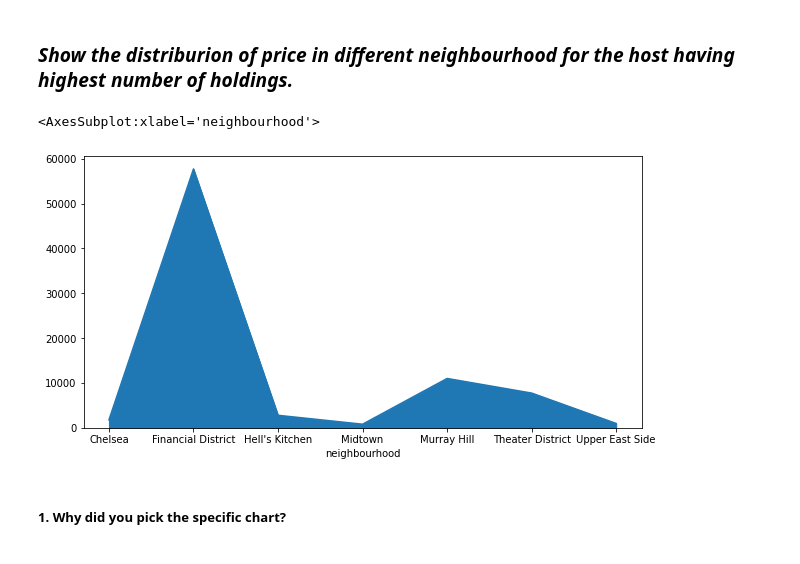
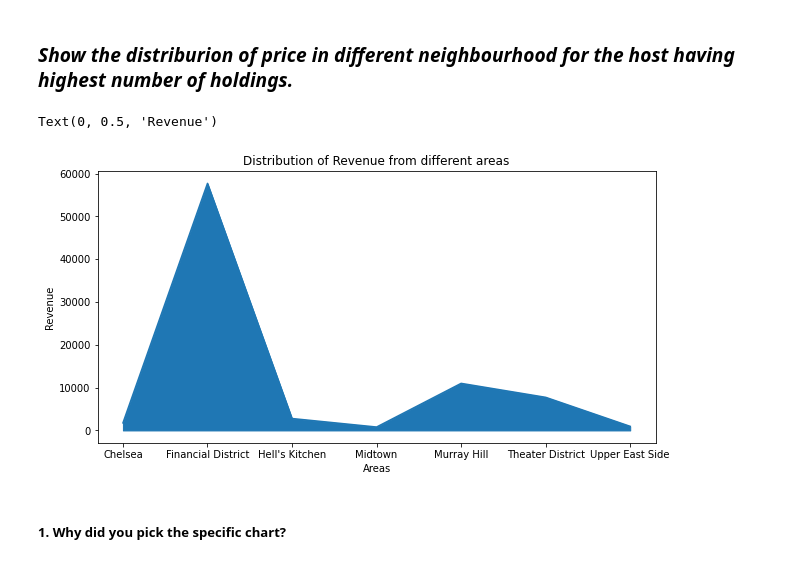
Before and after one commit to apurva-shrivastava/AirBnb-Booking-Analysis, a Jupyter notebook: Apurva_Shrivastava_EDA_Submission_Template.ipynb, the cells around one changed output. Saved outputs shown, nothing was run; the diff lists cells and outputs as text; code cells hidden in the pictures.

```diff
--- a/Apurva_Shrivastava_EDA_Submission_Template.ipynb
+++ b/Apurva_Shrivastava_EDA_Submission_Template.ipynb
@@ -415,10 +418,13 @@ as we came across the factor that manhattan has highely priced properties but ha
 # %%
 # Chart - 5 visualization code
 max_hold_df=air_df_new[air_df_new['host_name']==air_df_new.iloc[air_df_new['calculated_host_listings_count'].idxmax()]['host_name']]
 max_hold_df.groupby('neighbourhood')['price'].sum().plot(kind='area',figsize=(10,5))
+plt.title("Distribution of Revenue from different areas")
+plt.xlabel("Areas")
+plt.ylabel("Revenue")
 # %% [output]
-<AxesSubplot:xlabel='neighbourhood'>
+Text(0, 0.5, 'Revenue')
-[figure, old version]
+[figure, new version]
 # %% [markdown]
 ##### 1. Why did you pick the specific chart?
 # %% [markdown]
```
Also changed, not shown: parts of 87 cells of this notebook.
